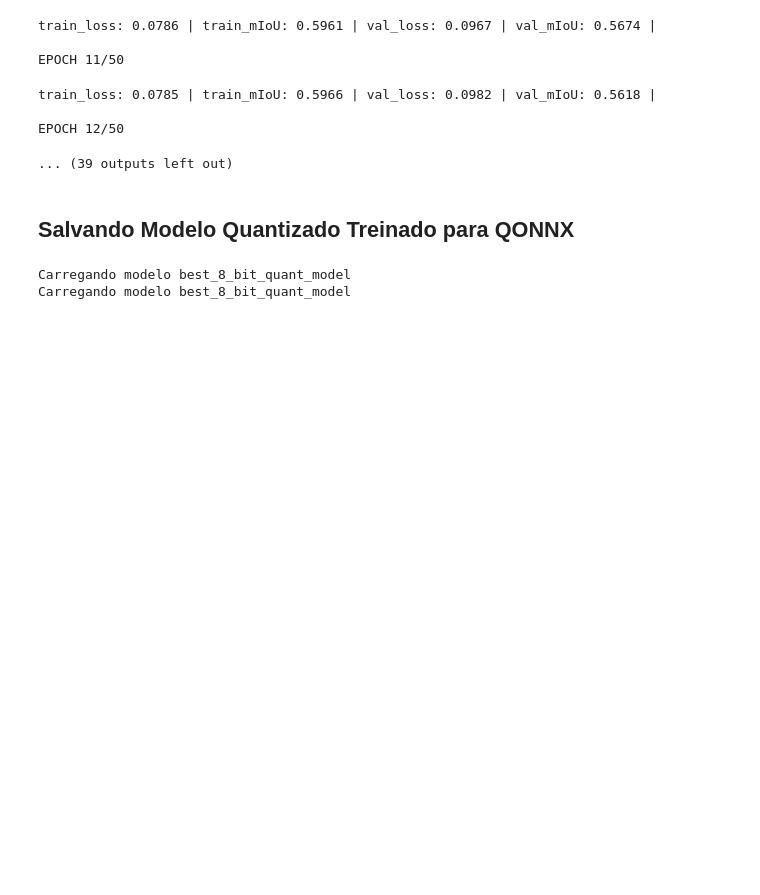
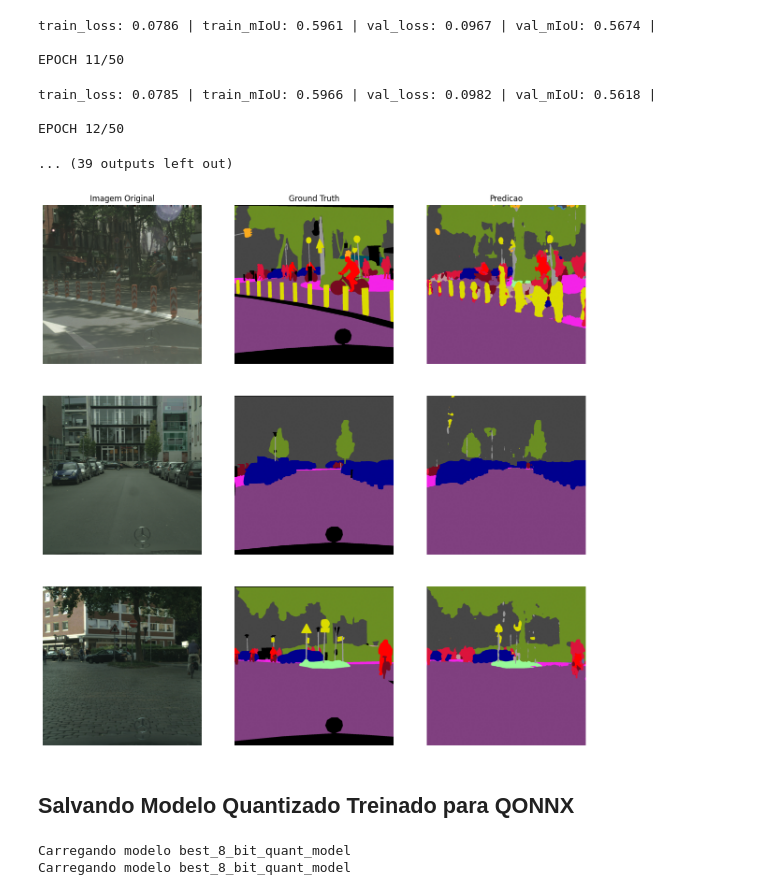
Before and after one commit to JoseFSilveira/QFast-SCNN_with_Brevitas, a Jupyter notebook: train_environment/train_w_brevitas.ipynb, the cells around one changed output. Saved outputs shown, nothing was run; the diff lists cells and outputs as text; code cells hidden in the pictures; blank space fills up the shorter version.

```diff
--- a/train_environment/train_w_brevitas.ipynb
+++ b/train_environment/train_w_brevitas.ipynb
@@ -438,9 +438,17 @@ Carregando modelo best_model
 # %% [markdown]
 ## Treinar Modelo Quantizado
 # %%
+# Dataloaders para modelo quantizado precisam de entradas e saidas com tamanho quadrado (1:1)
+quant_val_dataset = datasets.Cityscapes(DATA_PATH,
+                                        split = 'val',
+                                        mode='fine',
+                                        target_type='semantic',
+                                        transform=custom_trans.val_transform_square,
+                                        target_transform=custom_trans.target_transform_square)
+
 # Criando novos datalaoders para o modelo quantizado, com bach size menor para evitar problemas de memoria
 quant_train_dataloader = DataLoader(train_dataset, batch_size=QAT_BATCH_SIZE, shuffle=True, num_workers=NUM_WORKERS, persistent_workers=True, pin_memory=True)
-quant_val_dataloader = DataLoader(val_dataset, batch_size=QAT_BATCH_SIZE, shuffle=False, num_workers=NUM_WORKERS, persistent_workers=True, pin_memory=True)
+quant_val_dataloader = DataLoader(quant_val_dataset, batch_size=QAT_BATCH_SIZE, shuffle=False, num_workers=NUM_WORKERS, persistent_workers=True, pin_memory=True)
 # %%
 # Definir loss, optim e metricas
 
@@ -558,6 +572,10 @@ train_loss: 0.0785 | train_mIoU: 0.5966 | val_loss: 0.0982 | val_mIoU: 0.5618 |
 
 EPOCH 12/50
 ... (39 outputs left out)
+# %%
+dataset_show(quant_val_dataset, n=3, predict_masks=True, model=quant_model, device=device, cmap=cmap)
+# %% [output]
+[figure, added]
 # %% [markdown]
 ## Salvando Modelo Quantizado Treinado para QONNX
 # %%
```
Also changed, not shown: parts of 7 cells of this notebook, 23 other files.
